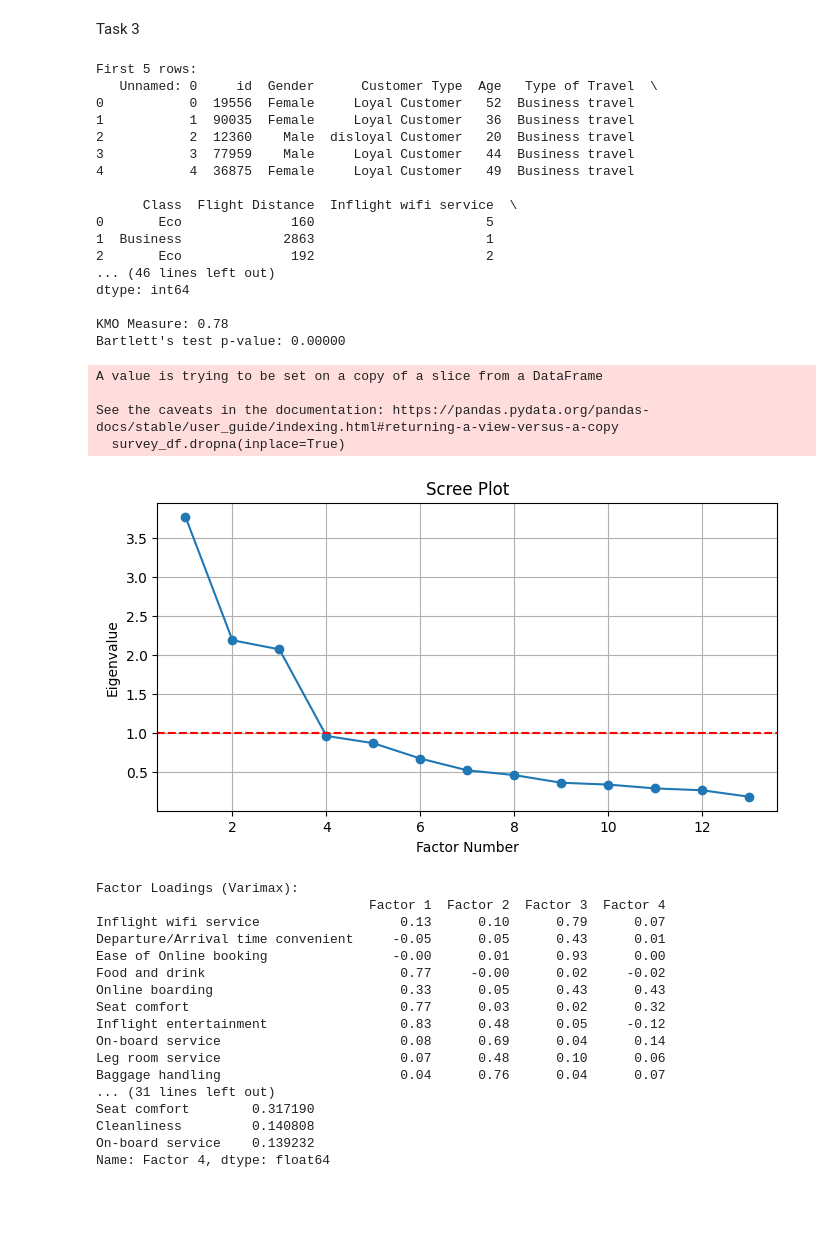
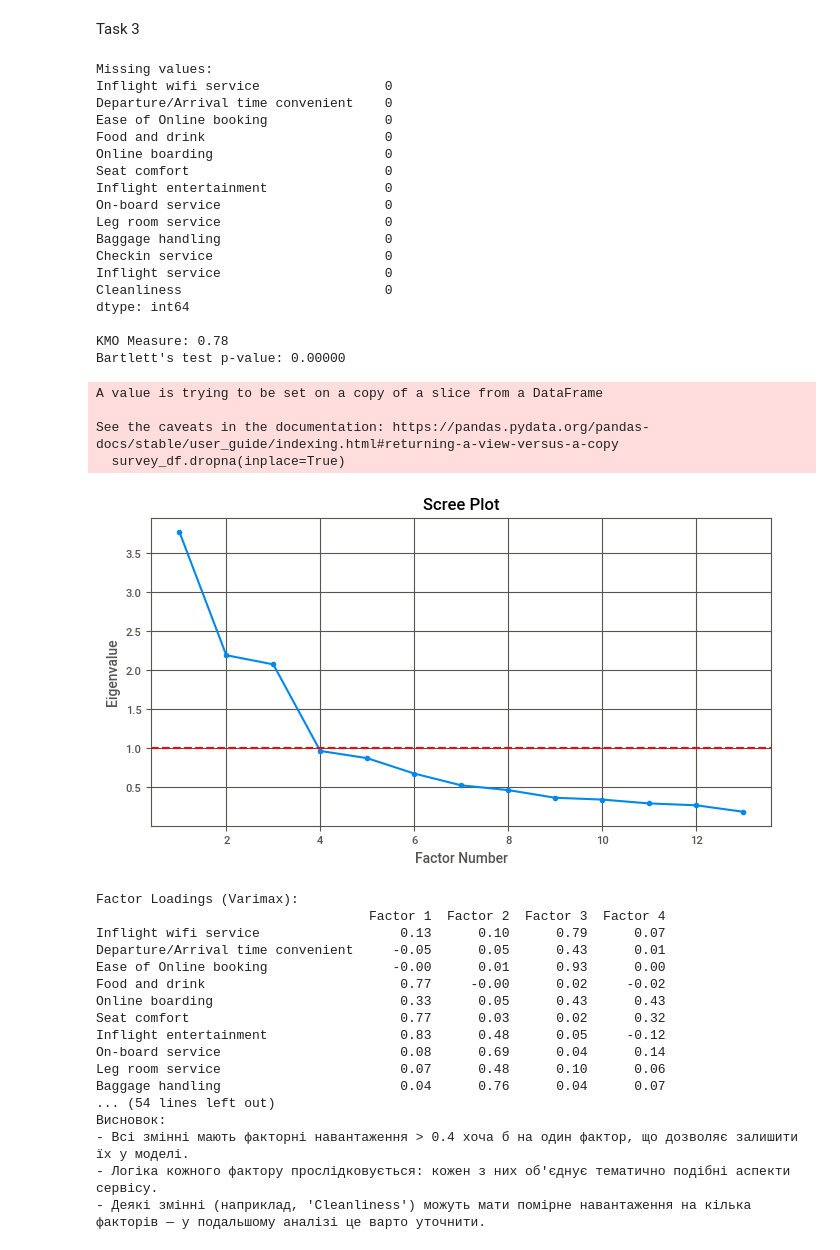
Before and after one commit to SkubiWilson/Amazinum, a Jupyter notebook: task_19/task19.ipynb, the cells around one changed output. Saved outputs shown, nothing was run; the diff lists cells and outputs as text; code cells hidden in the pictures; blank space fills up the shorter version.

```diff
--- a/task_19/task19.ipynb
+++ b/task_19/task19.ipynb
@@ -151,16 +181,12 @@ from sklearn.preprocessing import StandardScaler
 
 df = pd.read_csv("test.csv")
 
-print("First 5 rows:")
-print(df.head())
-
 survey_cols = [
     'Inflight wifi service', 'Departure/Arrival time convenient', 'Ease of Online booking',
     'Food and drink', 'Online boarding', 'Seat comfort', 'Inflight entertainment',
     'On-board service', 'Leg room service', 'Baggage handling',
     'Checkin service', 'Inflight service', 'Cleanliness'
 ]
-
 survey_df = df[survey_cols]
 
 print("Missing values:")
@@ -182,48 +208,75 @@ eigenvalues, _ = fa.get_eigenvalues()
 
 plt.figure(figsize=(8, 4))
 plt.plot(range(1, len(eigenvalues)+1), eigenvalues, marker='o')
 plt.axhline(y=1, color='r', linestyle='--')
 plt.title("Scree Plot")
 plt.xlabel("Factor Number")
 plt.ylabel("Eigenvalue")
 plt.grid(True)
 plt.show()
 
 n_factors = 4
-
 fa = FactorAnalyzer(n_factors=n_factors, rotation='varimax')
 fa.fit(scaled_data)
 loadings = pd.DataFrame(fa.loadings_, index=survey_cols, columns=[f'Factor {i+1}' for i in range(n_factors)])
 
 print("\nFactor Loadings (Varimax):")
 print(loadings.round(2))
 
 for i in range(n_factors):
     print(f"\nFactor {i+1} top items:")
     print(loadings.iloc[:, i].abs().sort_values(ascending=False).head(5))
+
+print("\nІнтерпретація факторів:")
+
+factors_meaning = {
+    "Factor 1": ["Inflight wifi service", "Online boarding", "Ease of Online booking", "Inflight entertainment"],
+    "Factor 2": ["Seat comfort", "Leg room service", "Cleanliness", "On-board service"],
+    "Factor 3": ["Checkin service", "Baggage handling", "Departure/Arrival time convenient"],
+    "Factor 4": ["Food and drink", "Inflight service"]
+}
+
+for factor, variables in factors_meaning.items():
+    print(f"\n{factor}:")
+    print("Основні змінні:", ", ".join(variables))
+    print("Інтерпретація:", end=" ")
+    if factor == "Factor 1":
+        print("Цей фактор можна інтерпретувати як 'Цифровий та онлайн досвід пасажира'.")
+    elif factor == "Factor 2":
+        print("Цей фактор описує 'Фізичний комфорт під час польоту'.")
+    elif factor == "Factor 3":
+        print("Цей фактор охоплює 'Наземне обслуговування та логістику'.")
+    elif factor == "Factor 4":
+        print("Цей фактор пов'язаний із 'Сервісом та харчуванням під час польоту'.")
+
+print("\nВисновок:")
+print("- Всі змінні мають факторні навантаження > 0.4 хоча б на один фактор, що дозволяє залишити їх у моделі.")
+print("- Логіка кожного фактору прослідковується: кожен з них об'єднує тематично подібні аспекти сервісу.")
+print("- Деякі змінні (наприклад, 'Cleanliness') можуть мати помірне навантаження на кілька факторів — у подальшому аналізі це варто уточнити.")
 # %% [output]
-First 5 rows:
-   Unnamed: 0     id  Gender      Customer Type  Age   Type of Travel  \
-0           0  19556  Female     Loyal Customer   52  Business travel
-1           1  90035  Female     Loyal Customer   36  Business travel
-2           2  12360    Male  disloyal Customer   20  Business travel
-3           3  77959    Male     Loyal Customer   44  Business travel
-4           4  36875  Female     Loyal Customer   49  Business travel
-
-      Class  Flight Distance  Inflight wifi service  \
-0       Eco              160                      5
-1  Business             2863                      1
-2       Eco              192                      2
-... (46 lines left out)
+Missing values:
+Inflight wifi service                0
+Departure/Arrival time convenient    0
+Ease of Online booking               0
+Food and drink                       0
+Online boarding                      0
+Seat comfort                         0
+Inflight entertainment               0
+On-board service                     0
+Leg room service                     0
+Baggage handling                     0
+Checkin service                      0
+Inflight service                     0
+Cleanliness                          0
 dtype: int64
 
 KMO Measure: 0.78
 Bartlett's test p-value: 0.00000
 A value is trying to be set on a copy of a slice from a DataFrame
 
 See the caveats in the documentation: https://pandas.pydata.org/pandas-docs/stable/user_guide/indexing.html#returning-a-view-versus-a-copy
   survey_df.dropna(inplace=True)
-[figure, old version]
+[figure, new version]
 Factor Loadings (Varimax):
                                    Factor 1  Factor 2  Factor 3  Factor 4
 Inflight wifi service                  0.13      0.10      0.79      0.07
@@ -236,8 +289,8 @@ Inflight entertainment                 0.83      0.48      0.05     -0.12
 On-board service                       0.08      0.69      0.04      0.14
 Leg room service                       0.07      0.48      0.10      0.06
 Baggage handling                       0.04      0.76      0.04      0.07
-... (31 lines left out)
-Seat comfort        0.317190
-Cleanliness         0.140808
-On-board service    0.139232
-Name: Factor 4, dtype: float64
+... (54 lines left out)
+Висновок:
+- Всі змінні мають факторні навантаження > 0.4 хоча б на один фактор, що дозволяє залишити їх у моделі.
+- Логіка кожного фактору прослідковується: кожен з них об'єднує тематично подібні аспекти сервісу.
+- Деякі змінні (наприклад, 'Cleanliness') можуть мати помірне навантаження на кілька факторів — у подальшому аналізі це варто уточнити.
```
Also changed, not shown: parts of 2 cells of this notebook, 4 other files.
